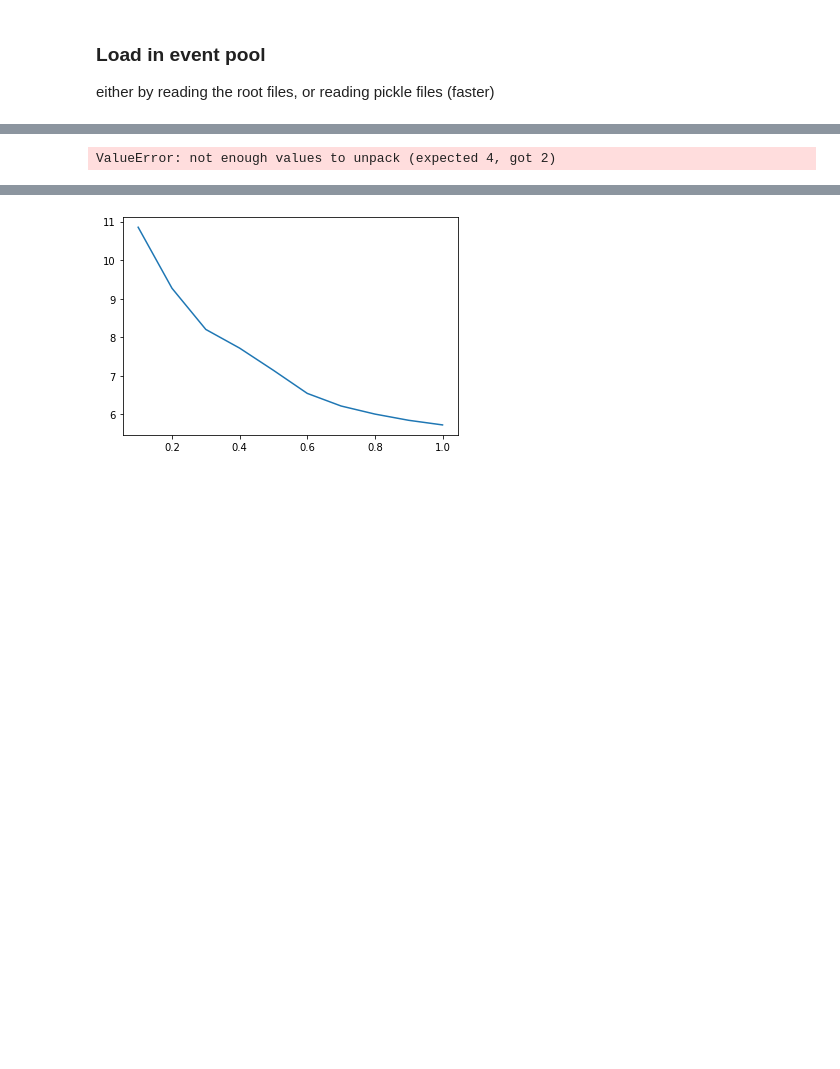
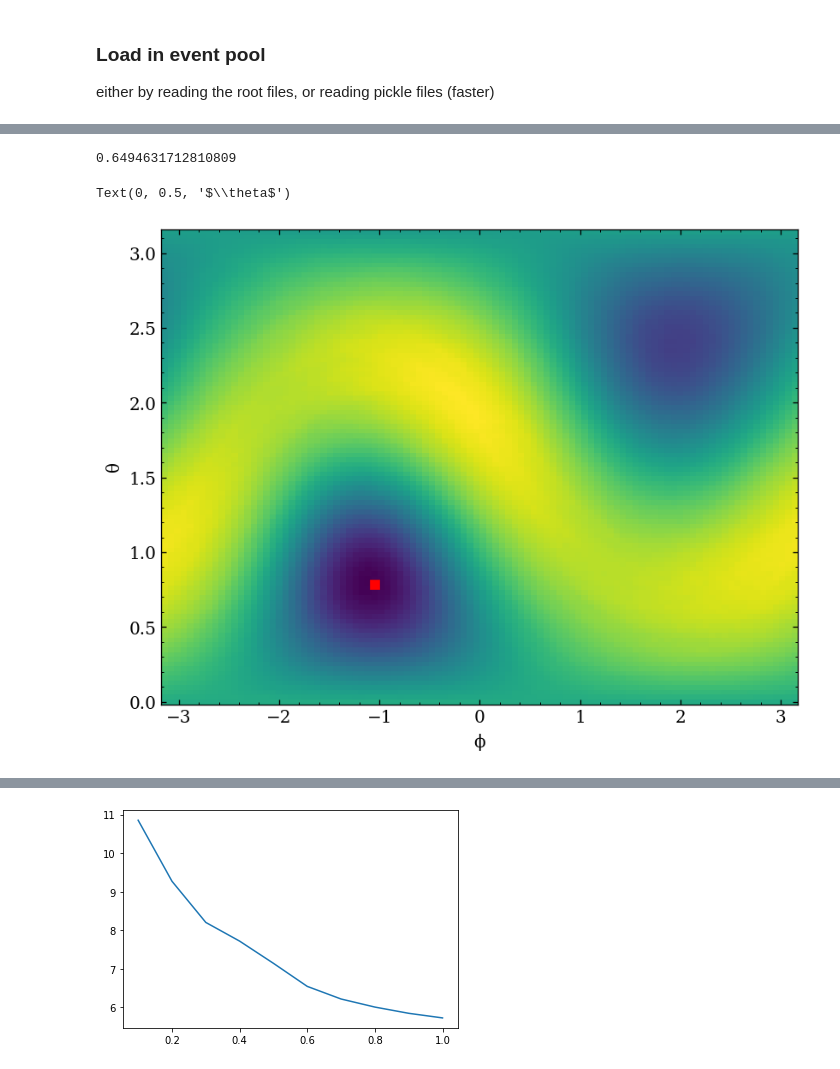
Before and after one commit to JamesJieranShen/SN_Pointing_PDFs, a Jupyter notebook: find_SN_dir/find_SN_dir_synth_radiological.ipynb, the cells around one changed output, grey strips where cells are left out. Cells and saved outputs as stored; diff of their text form; code cells hidden in the pictures; blank space fills up the shorter version.

```diff
--- a/find_SN_dir/find_SN_dir_synth_radiological.ipynb
+++ b/find_SN_dir/find_SN_dir_synth_radiological.ipynb
@@ -63,20 +154,4 @@ Wall time: 6.44 s
-# %%
-import healpy as hp
-NSIDE = 64
-NPIX = hp.nside2npix(NSIDE)
-
-(x0, fval, grid, jout) = res
-(theta, phi) = grid
-theta = theta.flatten()
-phi = phi.flatten()
-jout = jout.flatten()
-
-idx = hp.ang2pix(NSIDE, theta, phi)
-pixels = np.zeros(NPIX)
-pixels[idx] = jout
-pixels = hp.smoothing(pixels, fwhm=np.radians(5.))
-hp.mollview(pixels, title="Mollview image RING")
-hp.projplot(SN_pointer.truth_dir[0], SN_pointer.truth_dir[1], 'rx')
-hp.graticule()
-# %% [output]
-ValueError: not enough values to unpack (expected 4, got 2)
+# %%
+np.nanmax(st.chi2.cdf(conf_region, 1)[conf_region!=0])
+# %% [output]
+0.6494631712810809
@@ -83 +161,10 @@ ValueError: not enough values to unpack (expected 4, got 2)
+# %%
+theta, phi, grid_x, grid_y, jout = (pointer.truth_dir[0], pointer.truth_dir[1], grid[1], grid[0], jout)
+plt.pcolormesh(grid_x, grid_y, jout) # Likelihood score
+plt.plot(phi, theta, 'rs') # Truth direction
+plt.xlabel('$\\phi$')
+plt.ylabel('$\\theta$')
+# %% [output]
+Text(0, 0.5, '$\\theta$')
+[figure, added]
 # %%
```
Also changed, not shown: parts of 21 cells of this notebook, 12 other files.
